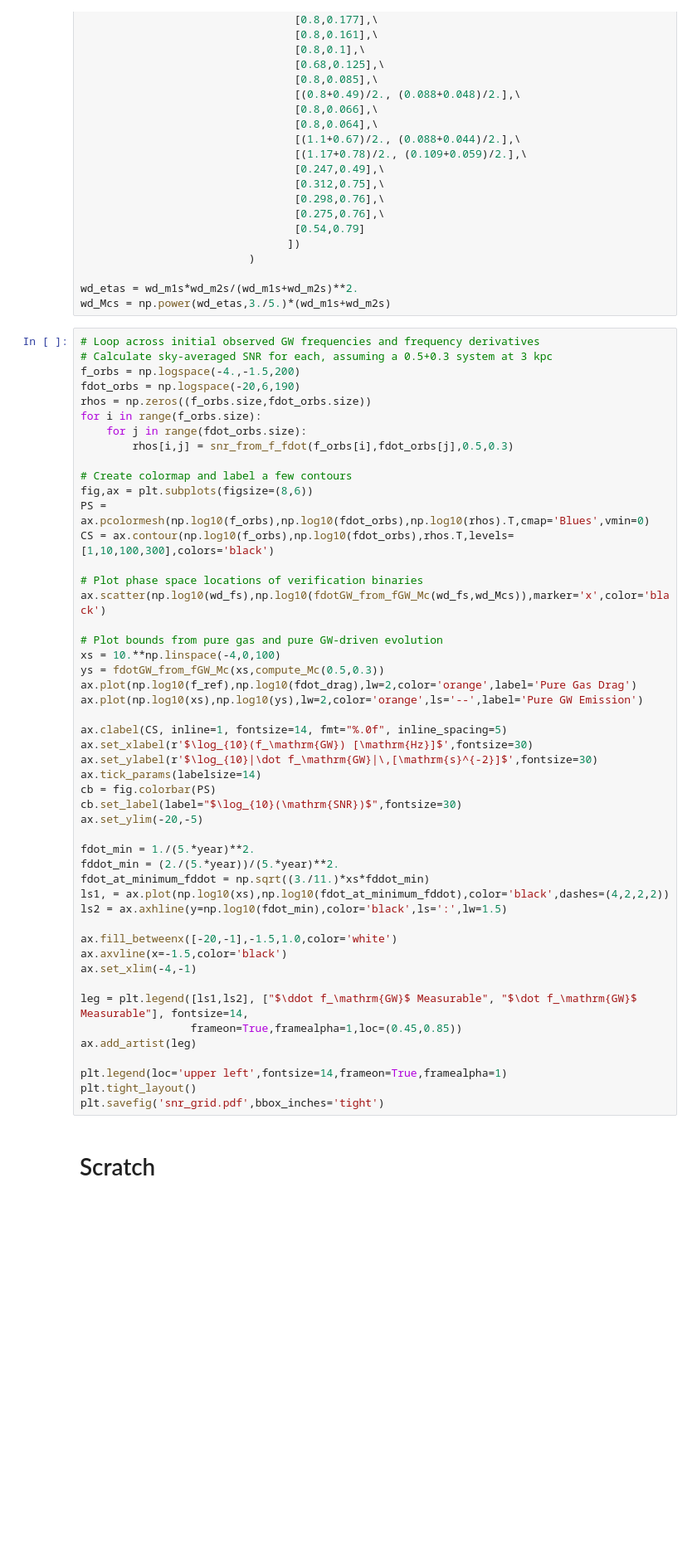
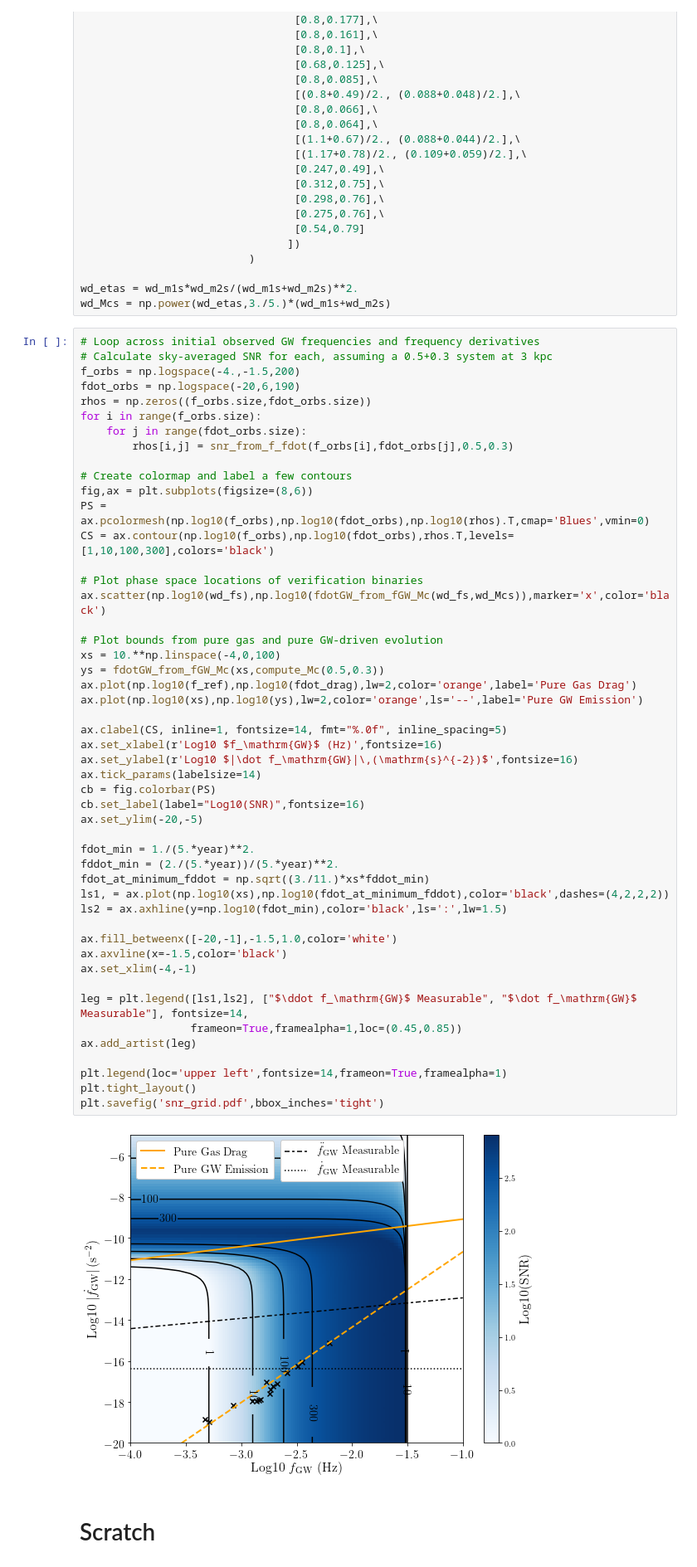
Before and after one commit to tcallister/LISA-and-CE-Evolution, a Jupyter notebook: SNR_grid.ipynb, the cells around one changed output. Shown at 83% size. Drawn from its saved outputs; the diff is of its cells as text; blank space fills up the shorter version.

```diff
--- a/SNR_grid.ipynb
+++ b/SNR_grid.ipynb
@@ -214,36 +205,38 @@ CS = ax.contour(np.log10(f_orbs),np.log10(fdot_orbs),rhos.T,levels=[1,10,100,300
 ax.scatter(np.log10(wd_fs),np.log10(fdotGW_from_fGW_Mc(wd_fs,wd_Mcs)),marker='x',color='black')
 
 # Plot bounds from pure gas and pure GW-driven evolution
 xs = 10.**np.linspace(-4,0,100)
 ys = fdotGW_from_fGW_Mc(xs,compute_Mc(0.5,0.3))
 ax.plot(np.log10(f_ref),np.log10(fdot_drag),lw=2,color='orange',label='Pure Gas Drag')
 ax.plot(np.log10(xs),np.log10(ys),lw=2,color='orange',ls='--',label='Pure GW Emission')
 
 ax.clabel(CS, inline=1, fontsize=14, fmt="%.0f", inline_spacing=5)
-ax.set_xlabel(r'$\log_{10}(f_\mathrm{GW}) [\mathrm{Hz}]$',fontsize=30)
-ax.set_ylabel(r'$\log_{10}|\dot f_\mathrm{GW}|\,[\mathrm{s}^{-2}]$',fontsize=30)
+ax.set_xlabel(r'Log10 $f_\mathrm{GW}$ (Hz)',fontsize=16)
+ax.set_ylabel(r'Log10 $|\dot f_\mathrm{GW}|\,(\mathrm{s}^{-2})$',fontsize=16)
 ax.tick_params(labelsize=14)
 cb = fig.colorbar(PS)
-cb.set_label(label="$\log_{10}(\mathrm{SNR})$",fontsize=30)
+cb.set_label(label="Log10(SNR)",fontsize=16)
 ax.set_ylim(-20,-5)
 
 fdot_min = 1./(5.*year)**2.
 fddot_min = (2./(5.*year))/(5.*year)**2.
 fdot_at_minimum_fddot = np.sqrt((3./11.)*xs*fddot_min)
 ls1, = ax.plot(np.log10(xs),np.log10(fdot_at_minimum_fddot),color='black',dashes=(4,2,2,2))
 ls2 = ax.axhline(y=np.log10(fdot_min),color='black',ls=':',lw=1.5)
 
 ax.fill_betweenx([-20,-1],-1.5,1.0,color='white')
 ax.axvline(x=-1.5,color='black')
 ax.set_xlim(-4,-1)
 
 leg = plt.legend([ls1,ls2], ["$\ddot f_\mathrm{GW}$ Measurable", "$\dot f_\mathrm{GW}$ Measurable"], fontsize=14,
                  frameon=True,framealpha=1,loc=(0.45,0.85))
 ax.add_artist(leg)
 
 plt.legend(loc='upper left',fontsize=14,frameon=True,framealpha=1)
 plt.tight_layout()
 plt.savefig('snr_grid.pdf',bbox_inches='tight')
+# %% [output]
+[figure, added]
 # %% [markdown]
 # Scratch
 # %%
```
Also changed, not shown: parts of 4 cells of this notebook.
